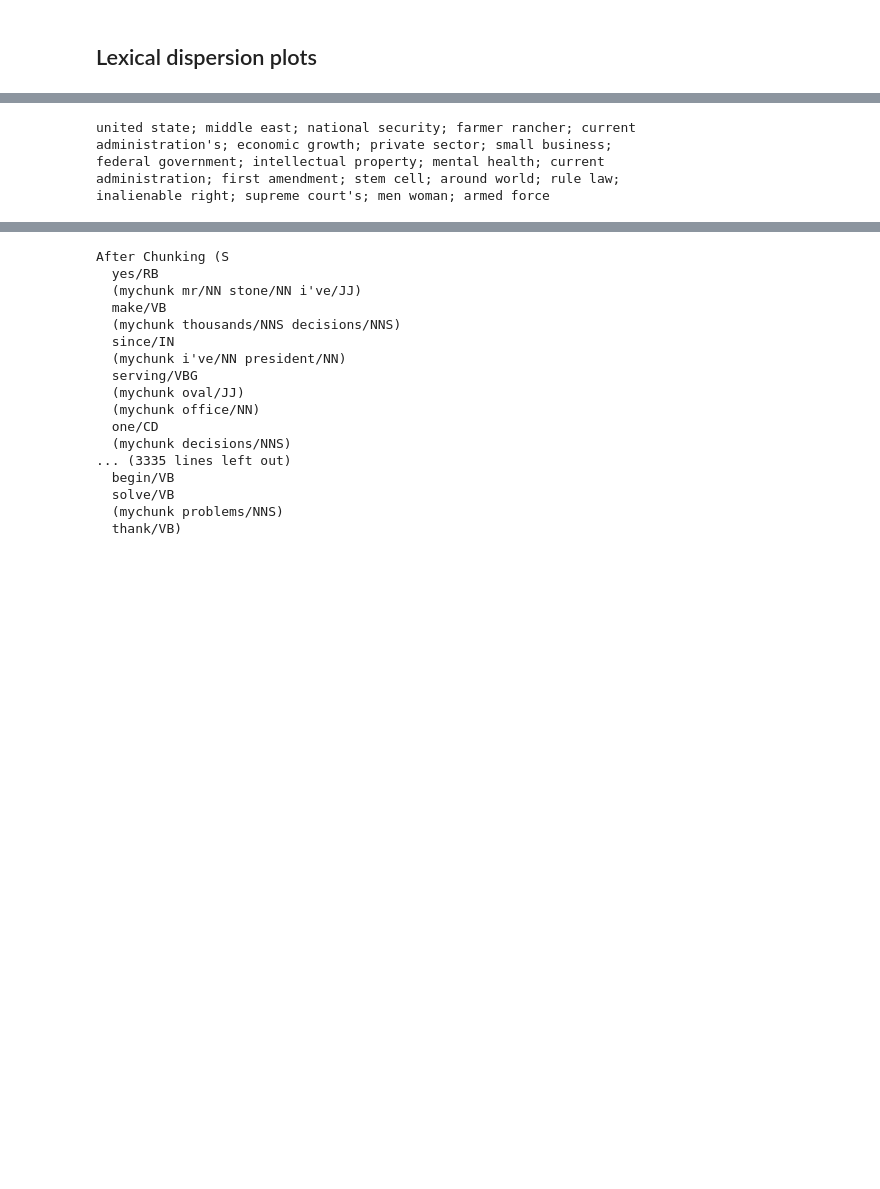
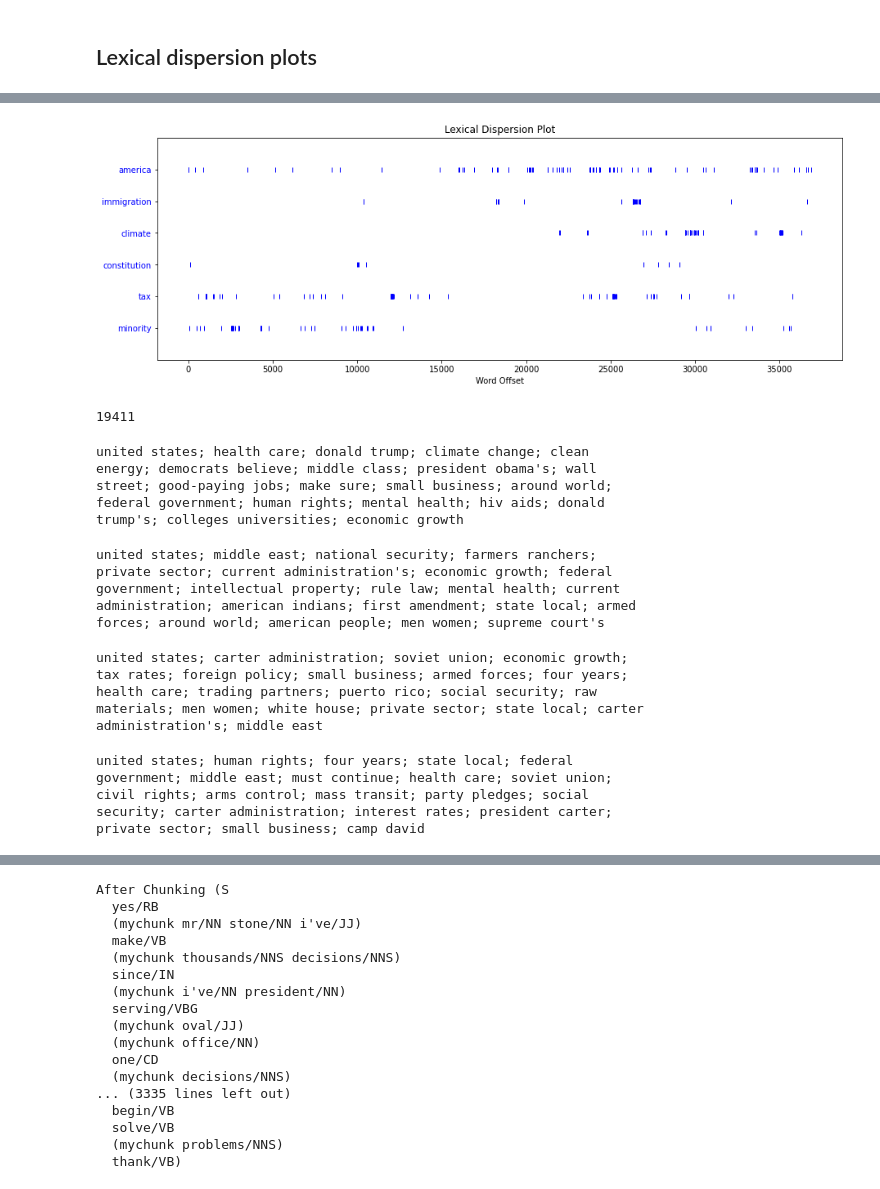
Before and after one commit to Nomi/PoliticalAnalysisNLP, a Jupyter notebook: ProjectDataAnalysis.ipynb, the cells around one changed output, grey strips where cells are left out. Drawn from its saved outputs; the diff is of its cells as text; code cells hidden in the pictures; blank space fills up the shorter version.

```diff
--- a/ProjectDataAnalysis.ipynb
+++ b/ProjectDataAnalysis.ipynb
@@ -348,8 +348,40 @@ text_dem_platform_2016.dispersion_plot(['america'])
+# %%
+nltk.Text(lemmatized_tokens_dem_platform_1980 + lemmatized_tokens_dem_platform_2016).dispersion_plot(['america', 'immigration', 'climate', 'constitution', 'tax', 'minority'])
+# %% [output]
+[figure, added]
+# %%
+len(lemmatized_tokens_rep_platform_1980)
+# %% [output]
+19411
 # %%
-nltk.Text(lemmatized_tokens_rep_platform_2016).collocations()
+nltk.Text(tokens_dem_platform_2016).collocations()
 # %% [output]
-united state; middle east; national security; farmer rancher; current
-administration's; economic growth; private sector; small business;
-federal government; intellectual property; mental health; current
-administration; first amendment; stem cell; around world; rule law;
-inalienable right; supreme court's; men woman; armed force
+united states; health care; donald trump; climate change; clean
+energy; democrats believe; middle class; president obama's; wall
+street; good-paying jobs; make sure; small business; around world;
+federal government; human rights; mental health; hiv aids; donald
+trump's; colleges universities; economic growth
+# %%
+nltk.Text(tokens_rep_platform_2016).collocations()
+# %% [output]
+united states; middle east; national security; farmers ranchers;
+private sector; current administration's; economic growth; federal
+government; intellectual property; rule law; mental health; current
+administration; american indians; first amendment; state local; armed
+forces; around world; american people; men women; supreme court's
+# %%
+nltk.Text(tokens_rep_platform_1980).collocations()
+# %% [output]
+united states; carter administration; soviet union; economic growth;
+tax rates; foreign policy; small business; armed forces; four years;
+health care; trading partners; puerto rico; social security; raw
+materials; men women; white house; private sector; state local; carter
+administration's; middle east
+# %%
+nltk.Text(tokens_dem_platform_1980).collocations()
+# %% [output]
+united states; human rights; four years; state local; federal
+government; middle east; must continue; health care; soviet union;
+civil rights; arms control; mass transit; party pledges; social
+security; carter administration; interest rates; president carter;
+private sector; small business; camp david
```
Also changed, not shown: parts of 6 cells of this notebook, 1 other file.
